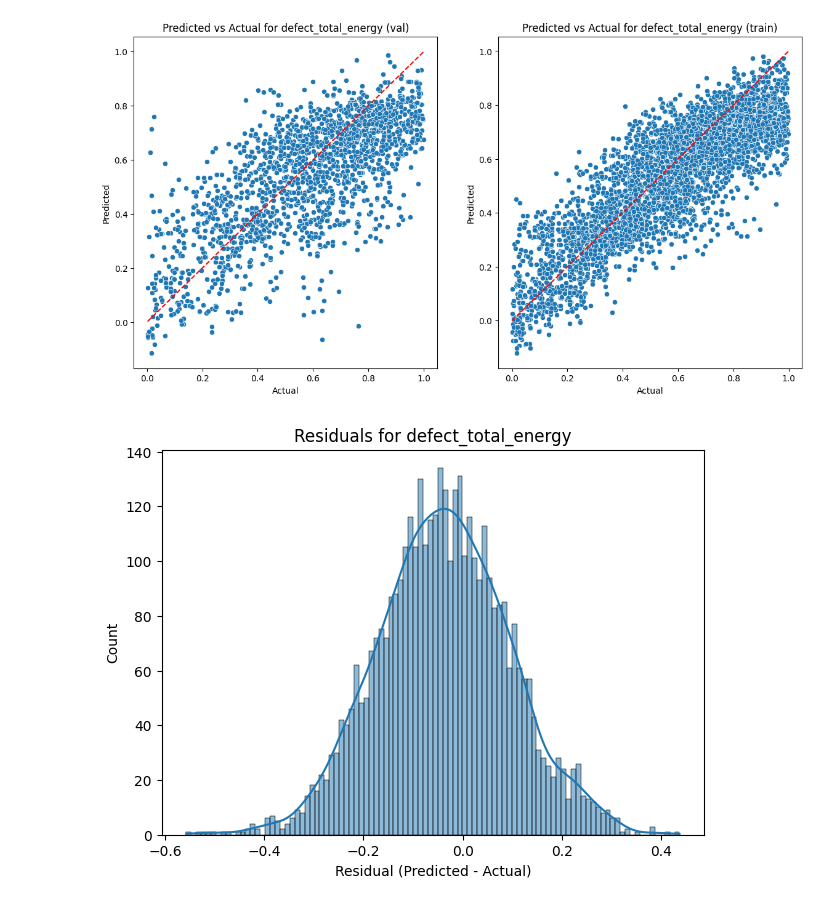
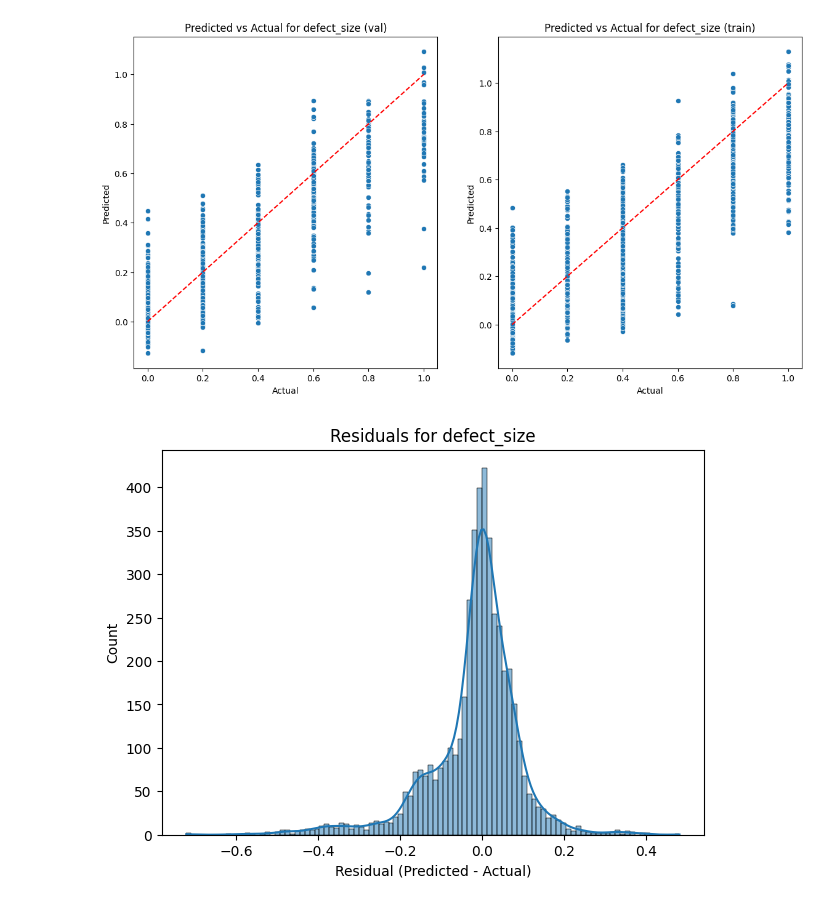
Before and after one commit to petedowney/CrystalDefects, a Jupyter notebook: visulizations.ipynb, the cells around one changed output. Drawn from its saved outputs; the diff is of its cells as text; code cells hidden in the pictures.

```diff
--- a/visulizations.ipynb
+++ b/visulizations.ipynb
@@ -86,9 +86,9 @@ def plot_or_save(label, version, plot = True, save = False):
         plt.title(f'Residuals for {label}')
 # %%
 # Load model (update label as needed)
-OUTPUT_LABEL = 'defect_total_energy'
+OUTPUT_LABEL = 'defect_size'
 
-plot_or_save(OUTPUT_LABEL, "2.3", plot=True, save=True)
+plot_or_save(OUTPUT_LABEL, "2.4", plot=True, save=True)
 # %% [output]
-[figure, old version]
+[figure, new version]
-[figure, old version]
+[figure, new version]
```
Also changed, not shown: 2 other files.
